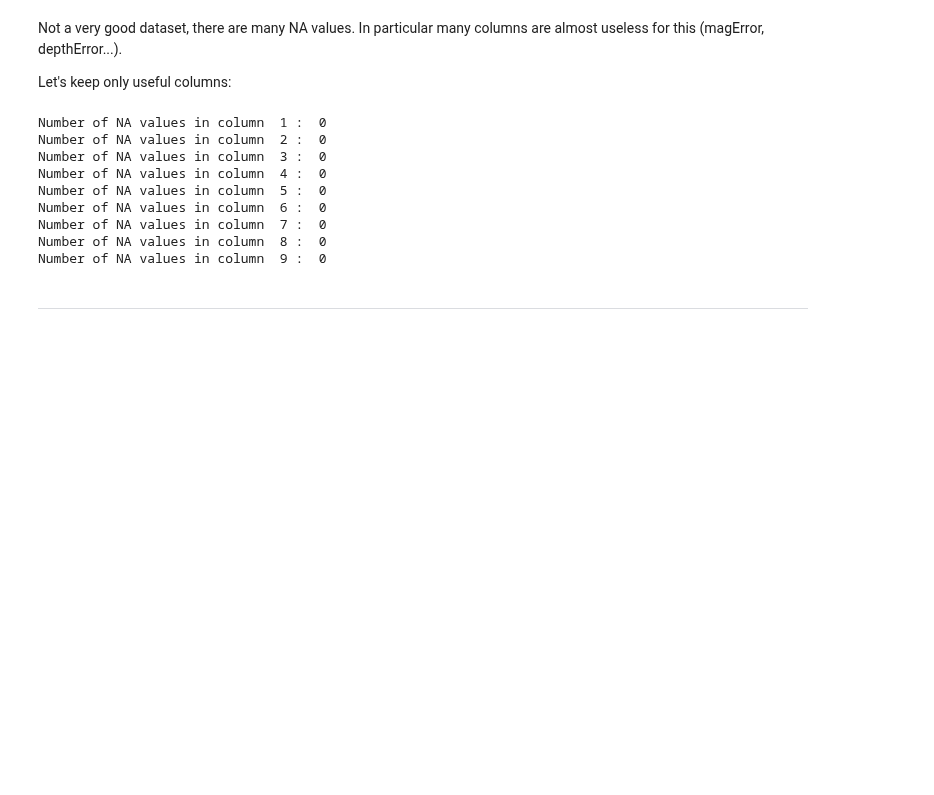
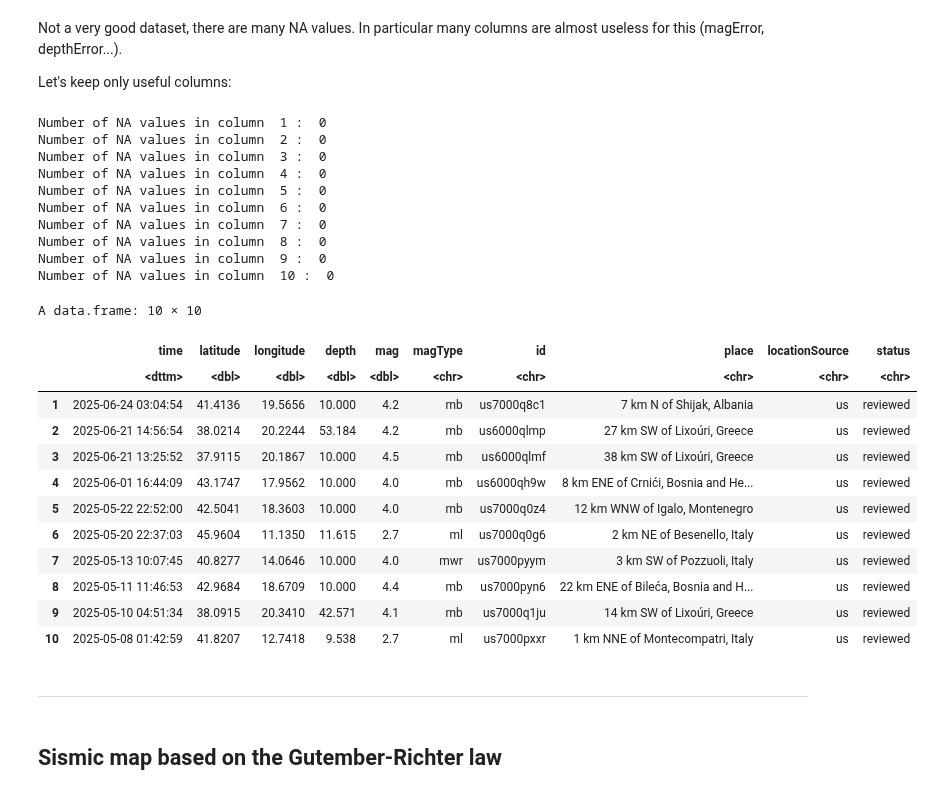
Before and after one commit to seccobenedetto/Earthquakes_Analysis_Italy, a Jupyter notebook: data_cleaning.ipynb, the cells around one changed output. Drawn from its saved outputs; the diff is of its cells as text; code cells hidden in the pictures; blank space fills up the shorter version.

```diff
--- a/data_cleaning.ipynb
+++ b/data_cleaning.ipynb
@@ -143,7 +159,7 @@ Not a very good dataset, there are many NA values. In particular many columns ar
 
 Let's keep only useful columns:
 # %%
-df_cleaned <- df[, c('time', 'latitude', 'longitude', 'depth', 'mag', 'magType', 'id','place','status') ]
+df_cleaned <- df[, c('time', 'latitude', 'longitude', 'depth', 'mag', 'magType', 'id','place', 'locationSource', 'status') ]
 # %%
 # check for NA values in selected columns:
 for (col in 1:length(df_cleaned) ) {
@@ -159,5 +175,24 @@ Number of NA values in column  6 :  0
 Number of NA values in column  7 :  0
 Number of NA values in column  8 :  0
 Number of NA values in column  9 :  0
+Number of NA values in column  10 :  0
+# %%
+head(df_cleaned,10)
+# %% [output]
+A data.frame: 10 × 10
+|  | time | latitude | longitude | depth | mag | magType | id | place | locationSource | status |
+|  | <dttm> | <dbl> | <dbl> | <dbl> | <dbl> | <chr> | <chr> | <chr> | <chr> | <chr> |
+| 1 | 2025-06-24 03:04:54 | 41.4136 | 19.5656 | 10.000 | 4.2 | mb | us7000q8c1 | 7 km N of Shijak, Albania | us | reviewed |
+| 2 | 2025-06-21 14:56:54 | 38.0214 | 20.2244 | 53.184 | 4.2 | mb | us6000qlmp | 27 km SW of Lixoúri, Greece | us | reviewed |
+| 3 | 2025-06-21 13:25:52 | 37.9115 | 20.1867 | 10.000 | 4.5 | mb | us6000qlmf | 38 km SW of Lixoúri, Greece | us | reviewed |
+| 4 | 2025-06-01 16:44:09 | 43.1747 | 17.9562 | 10.000 | 4.0 | mb | us6000qh9w | 8 km ENE of Crnići, Bosnia and He... | us | reviewed |
+| 5 | 2025-05-22 22:52:00 | 42.5041 | 18.3603 | 10.000 | 4.0 | mb | us7000q0z4 | 12 km WNW of Igalo, Montenegro | us | reviewed |
+| 6 | 2025-05-20 22:37:03 | 45.9604 | 11.1350 | 11.615 | 2.7 | ml | us7000q0g6 | 2 km NE of Besenello, Italy | us | reviewed |
+| 7 | 2025-05-13 10:07:45 | 40.8277 | 14.0646 | 10.000 | 4.0 | mwr | us7000pyym | 3 km SW of Pozzuoli, Italy | us | reviewed |
+| 8 | 2025-05-11 11:46:53 | 42.9684 | 18.6709 | 10.000 | 4.4 | mb | us7000pyn6 | 22 km ENE of Bileća, Bosnia and H... | us | reviewed |
+| 9 | 2025-05-10 04:51:34 | 38.0915 | 20.3410 | 42.571 | 4.1 | mb | us7000q1ju | 14 km SW of Lixoúri, Greece | us | reviewed |
+| 10 | 2025-05-08 01:42:59 | 41.8207 | 12.7418 | 9.538 | 2.7 | ml | us7000pxxr | 1 km NNE of Montecompatri, Italy | us | reviewed |
 # %% [markdown]
 ---
+# %% [markdown]
+## Sismic map based on the Gutember-Richter law
```
Also changed, not shown: parts of 1 cell of this notebook.
